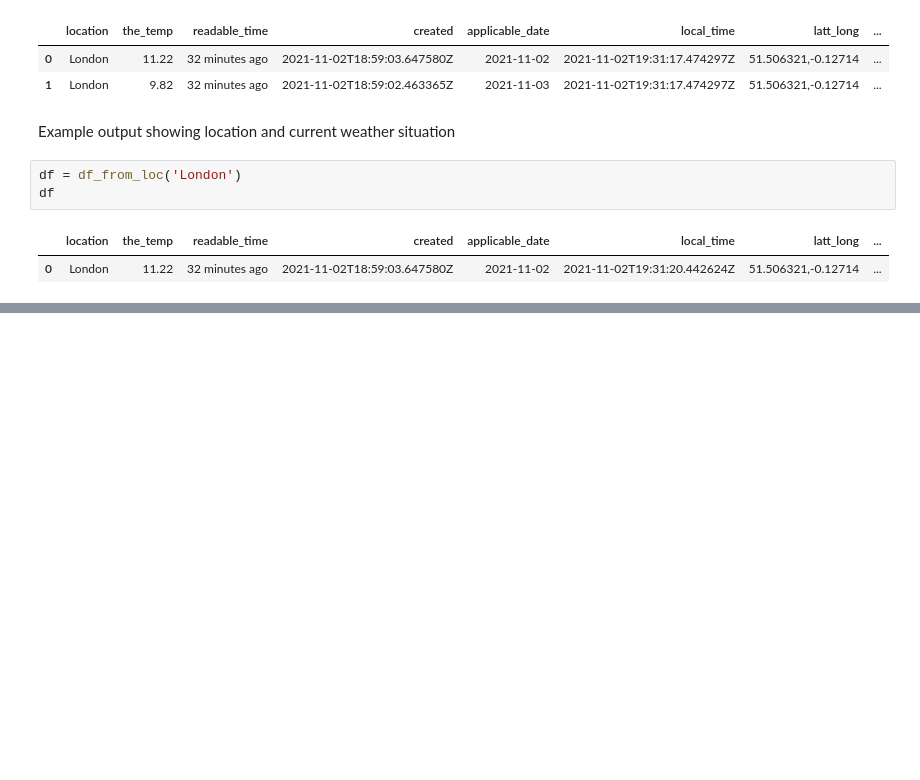
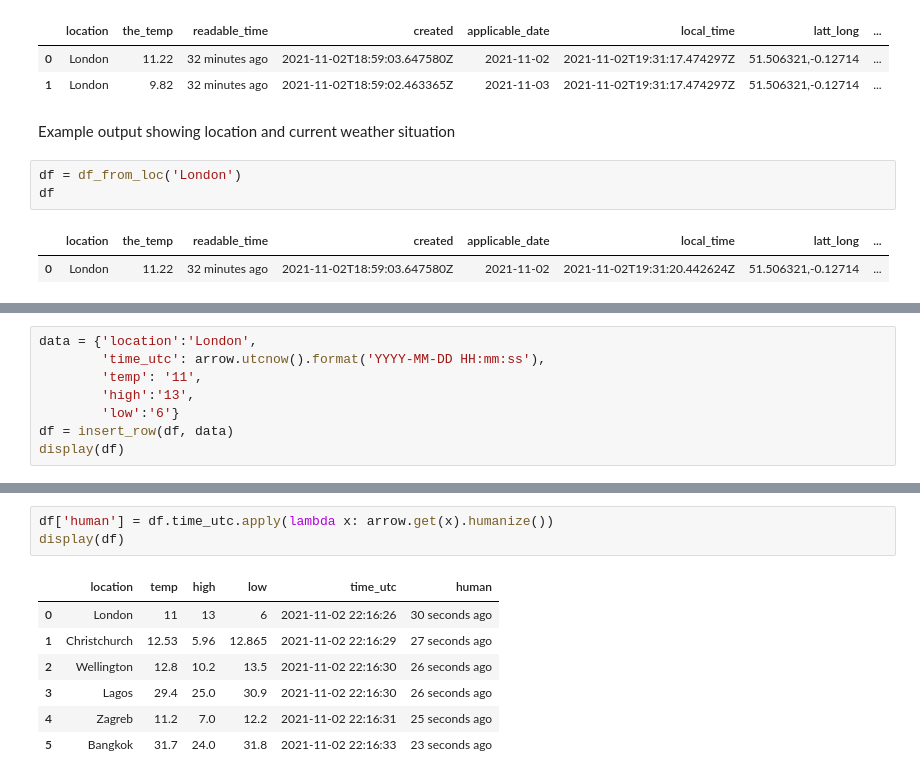
Before and after one commit to lukexyz/prodb, a Jupyter notebook: examples/01_weather_app.ipynb, the cells around one changed output, grey strips where cells are left out. Cells and saved outputs as stored; diff of their text form; blank space fills up the shorter version.

```diff
--- a/examples/01_weather_app.ipynb
+++ b/examples/01_weather_app.ipynb
@@ -182,0 +151,8 @@ display(df)
+# %%
+data = {'location':'London',
+        'time_utc': arrow.utcnow().format('YYYY-MM-DD HH:mm:ss'),
+        'temp': '11',
+        'high':'13',
+        'low':'6'}
+df = insert_row(df, data)
+display(df)
@@ -182,0 +228,11 @@ display(df)
+# %%
+df['human'] = df.time_utc.apply(lambda x: arrow.get(x).humanize())
+display(df)
+# %% [output]
+|  | location | temp | high | low | time_utc | human |
+| 0 | London | 11 | 13 | 6 | 2021-11-02 22:16:26 | 30 seconds ago |
+| 1 | Christchurch | 12.53 | 5.96 | 12.865 | 2021-11-02 22:16:29 | 27 seconds ago |
+| 2 | Wellington | 12.8 | 10.2 | 13.5 | 2021-11-02 22:16:30 | 26 seconds ago |
+| 3 | Lagos | 29.4 | 25.0 | 30.9 | 2021-11-02 22:16:30 | 26 seconds ago |
+| 4 | Zagreb | 11.2 | 7.0 | 12.2 | 2021-11-02 22:16:31 | 25 seconds ago |
+| 5 | Bangkok | 31.7 | 24.0 | 31.8 | 2021-11-02 22:16:33 | 23 seconds ago |
```
Also changed, not shown: parts of 22 cells of this notebook, 1 other file.
